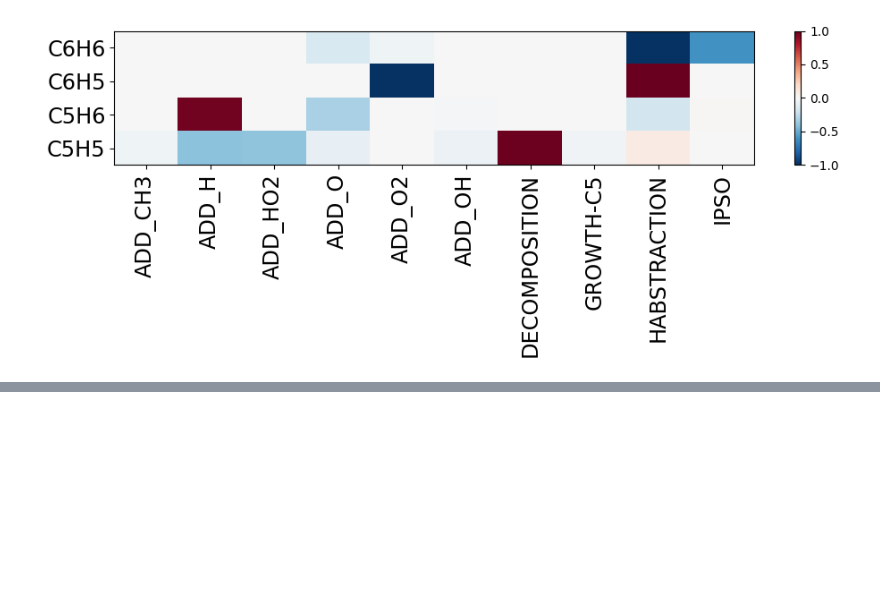
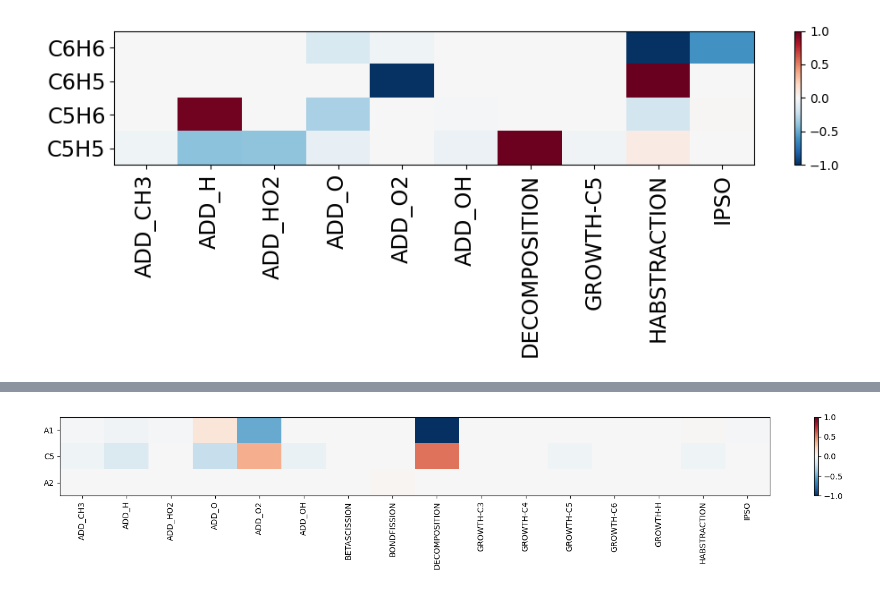
Before and after one commit to tdinelli/pySMOKEPostProcessor, a Jupyter notebook: examples/Reaction_Classes.ipynb, the cells around one changed output, grey strips where cells are left out. Saved outputs shown, nothing was run; the diff lists cells and outputs as text; code cells hidden in the pictures; blank space fills up the shorter version.

```diff
--- a/examples/Reaction_Classes.ipynb
+++ b/examples/Reaction_Classes.ipynb
@@ -152,0 +209,13 @@ pp.save_fig(fig, plt_fld, sortlist, 'example-c6h6-region')
+# %%
+# do not weigh flux by species
+weigheach = False
+
+sortdf = fluxbyclass.sort_and_filter(sortlist, thresh = thresh, weigheach = False)
+
+# plot heatmap
+fig = pp.plot_heatmap(sortdf)
+
+# save heatmap
+pp.save_fig(fig, plt_fld, sortlist, 'example-c6h6-region-sum-noweigh')
+# %% [output]
+[figure, added]
```
Also changed, not shown: parts of 11 cells of this notebook, 5 other files.
